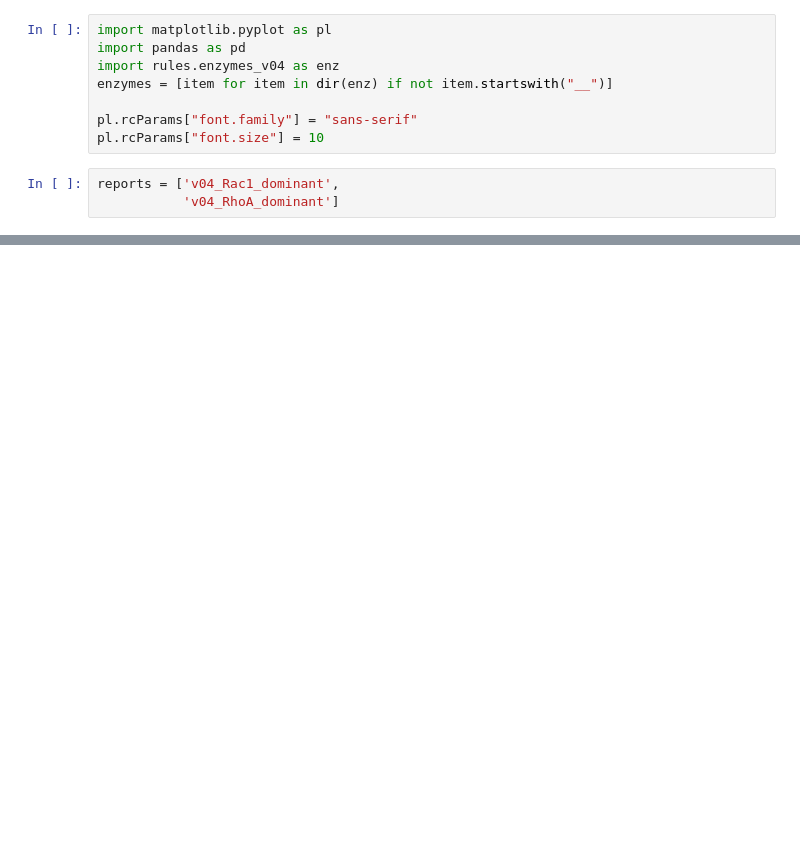
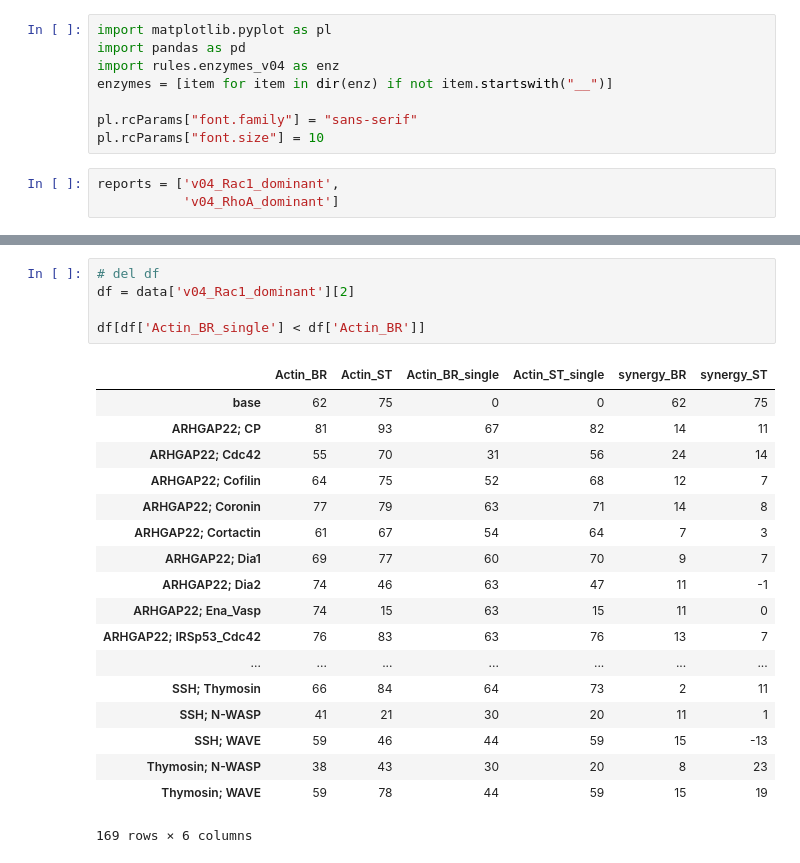
Before and after one commit to Vitaljok/actin-signaling, a Jupyter notebook: Double knock-down charts TOP-X synergy side by side.ipynb, the cells around one changed output, grey strips where cells are left out. Cells and saved outputs as stored; diff of their text form; blank space fills up the shorter version.

```diff
--- a/Double knock-down charts TOP-X synergy side by side.ipynb
+++ b/Double knock-down charts TOP-X synergy side by side.ipynb
@@ -112,0 +120,24 @@ pl.savefig('charts/fig_5_top_20_synergy.eps', bbox_inches='tight')
+# %%
+# del df
+df = data['v04_Rac1_dominant'][2]
+
+df[df['Actin_BR_single'] < df['Actin_BR']]
+# %% [output]
+|  | Actin_BR | Actin_ST | Actin_BR_single | Actin_ST_single | synergy_BR | synergy_ST |
+| base | 62 | 75 | 0 | 0 | 62 | 75 |
+| ARHGAP22; CP | 81 | 93 | 67 | 82 | 14 | 11 |
+| ARHGAP22; Cdc42 | 55 | 70 | 31 | 56 | 24 | 14 |
+| ARHGAP22; Cofilin | 64 | 75 | 52 | 68 | 12 | 7 |
+| ARHGAP22; Coronin | 77 | 79 | 63 | 71 | 14 | 8 |
+| ARHGAP22; Cortactin | 61 | 67 | 54 | 64 | 7 | 3 |
+| ARHGAP22; Dia1 | 69 | 77 | 60 | 70 | 9 | 7 |
+| ARHGAP22; Dia2 | 74 | 46 | 63 | 47 | 11 | -1 |
+| ARHGAP22; Ena_Vasp | 74 | 15 | 63 | 15 | 11 | 0 |
+| ARHGAP22; IRSp53_Cdc42 | 76 | 83 | 63 | 76 | 13 | 7 |
+| ... | ... | ... | ... | ... | ... | ... |
+| SSH; Thymosin | 66 | 84 | 64 | 73 | 2 | 11 |
+| SSH; N-WASP | 41 | 21 | 30 | 20 | 11 | 1 |
+| SSH; WAVE | 59 | 46 | 44 | 59 | 15 | -13 |
+| Thymosin; N-WASP | 38 | 43 | 30 | 20 | 8 | 23 |
+| Thymosin; WAVE | 59 | 78 | 44 | 59 | 15 | 19 |
+169 rows × 6 columns
```
Also changed, not shown: parts of 1 cell of this notebook, 3 other files.
